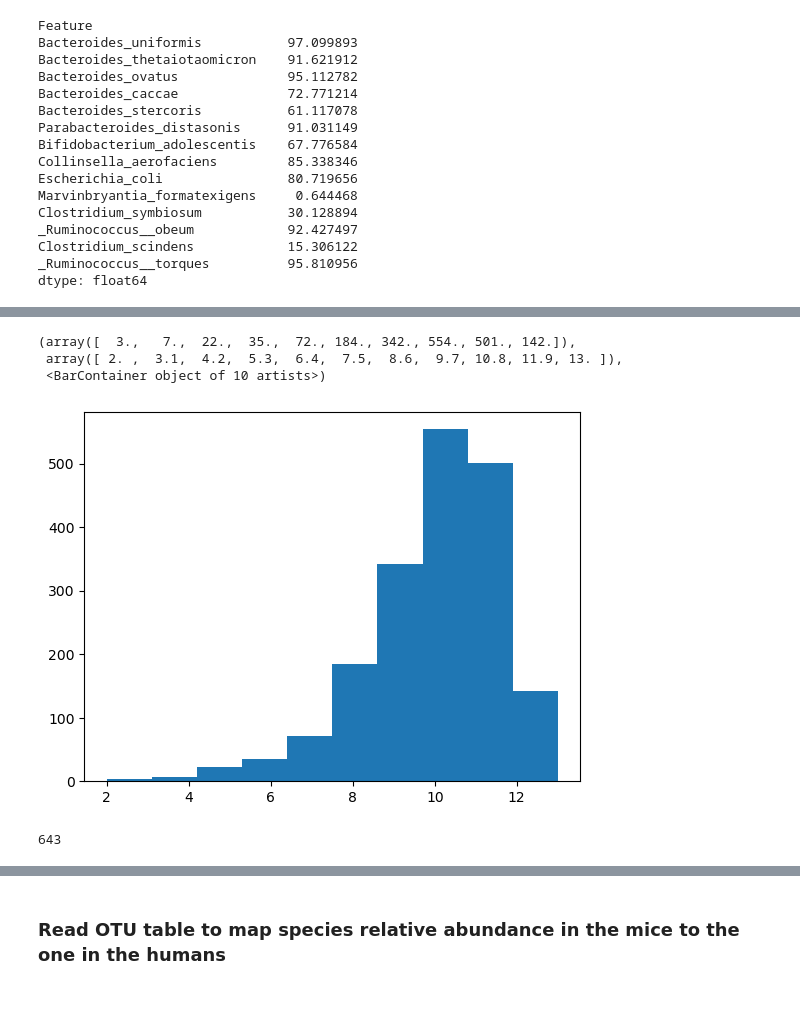
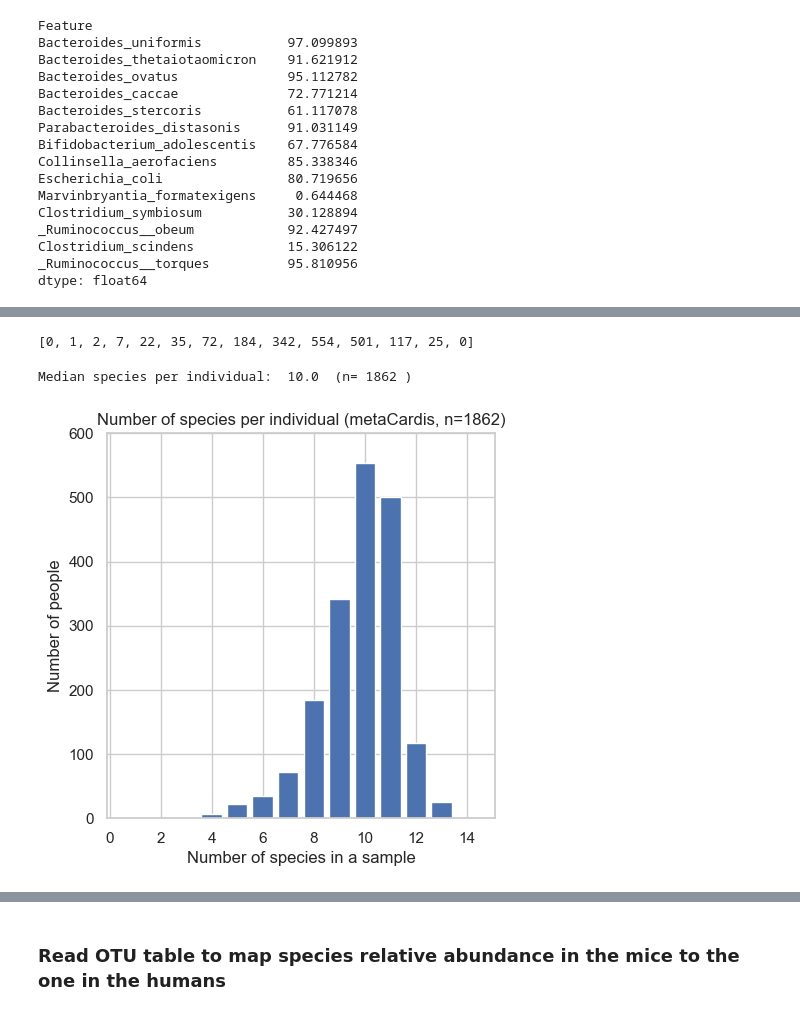
Before and after one commit to mszimmermann/diet_microbiota_host_git_model, a Jupyter notebook: Scripts/workflow_compare_community_to_human_microbiota.ipynb, the cells around one changed output, grey strips where cells are left out. Saved outputs shown, nothing was run; the diff lists cells and outputs as text; code cells hidden in the pictures.

```diff
--- a/Scripts/workflow_compare_community_to_human_microbiota.ipynb
+++ b/Scripts/workflow_compare_community_to_human_microbiota.ipynb
@@ -218,14 +198,31 @@ mydata_species_table_selected.sum(axis=1).median()
-# %%
-plt.hist((mydata_species_table_selected>0).sum(axis=1), bins=10)
-# %% [output]
-(array([  3.,   7.,  22.,  35.,  72., 184., 342., 554., 501., 142.]),
- array([ 2. ,  3.1,  4.2,  5.3,  6.4,  7.5,  8.6,  9.7, 10.8, 11.9, 13. ]),
- <BarContainer object of 10 artists>)
-[figure, removed]
-# %%
-((mydata_species_table_selected>0).sum(axis=1)>10).sum()
-# %% [output]
-643
+# %%
+# bar number of species in each individual
+species_per_indivudual = (mydata_species_table_selected>0).sum(axis=1)
+species_per_indivudual_sum = []
+for i in range(1,15):
+    species_per_indivudual_sum.append(np.sum(species_per_indivudual==i))
+# %%
+species_per_indivudual_sum
+# %% [output]
+[0, 1, 2, 7, 22, 35, 72, 184, 342, 554, 501, 117, 25, 0]
+# %%
+print('Median species per individual: ', np.median(species_per_indivudual),
+      ' (n=', str(mydata_species_table_selected_prevalence.shape[0]), ')')
+# %% [output]
+Median species per individual:  10.0  (n= 1862 )
+# %%
+fig = plt.figure(figsize=(5, 5))
+plt.bar(range(1,15), species_per_indivudual_sum)
+ax = plt.gca()
+ax.set_ylim([0, 600])
+ax.set_xlabel('Number of species in a sample')
+ax.set_ylabel('Number of people')
+ax.set_title('Number of species per individual (metaCardis, n=' + str(mydatatable_norm.shape[0]) + ')')
+plt.savefig( figure_folder + 'metacardis_number_of_species_per_sample.pdf',
+                format='pdf',
+                bbox_inches='tight')
+# %% [output]
+[figure, added]
 # %%
 # normalize relative abundance by 14
 mydata_species_table_selected_norm = mydata_species_table_selected.div(mydata_species_table_selected.sum(axis=1), axis=0)
```
Also changed, not shown: parts of 15 cells of this notebook.
